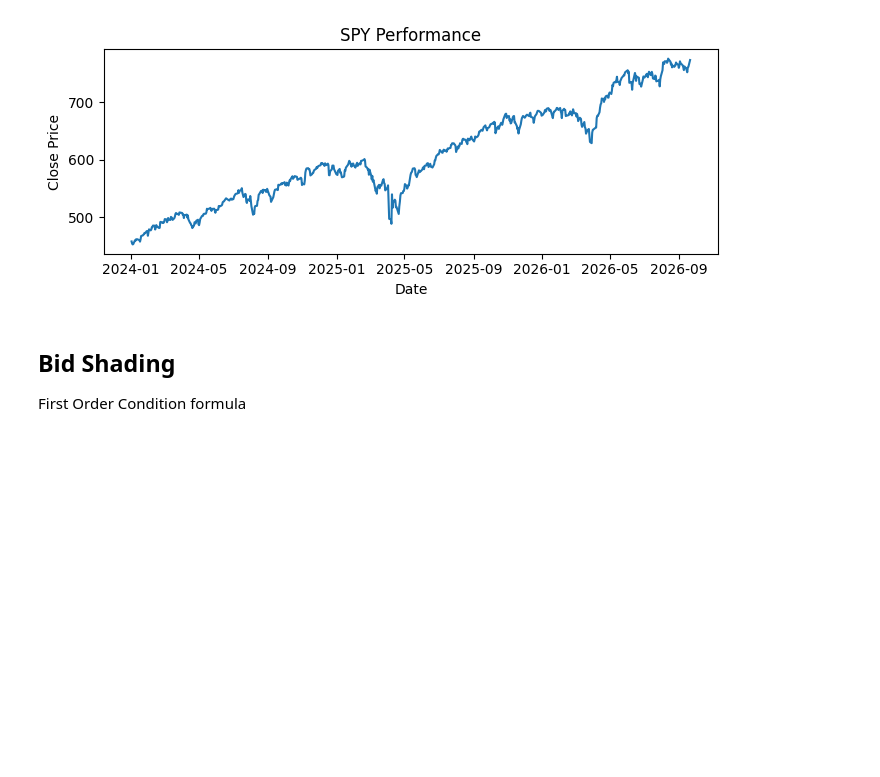
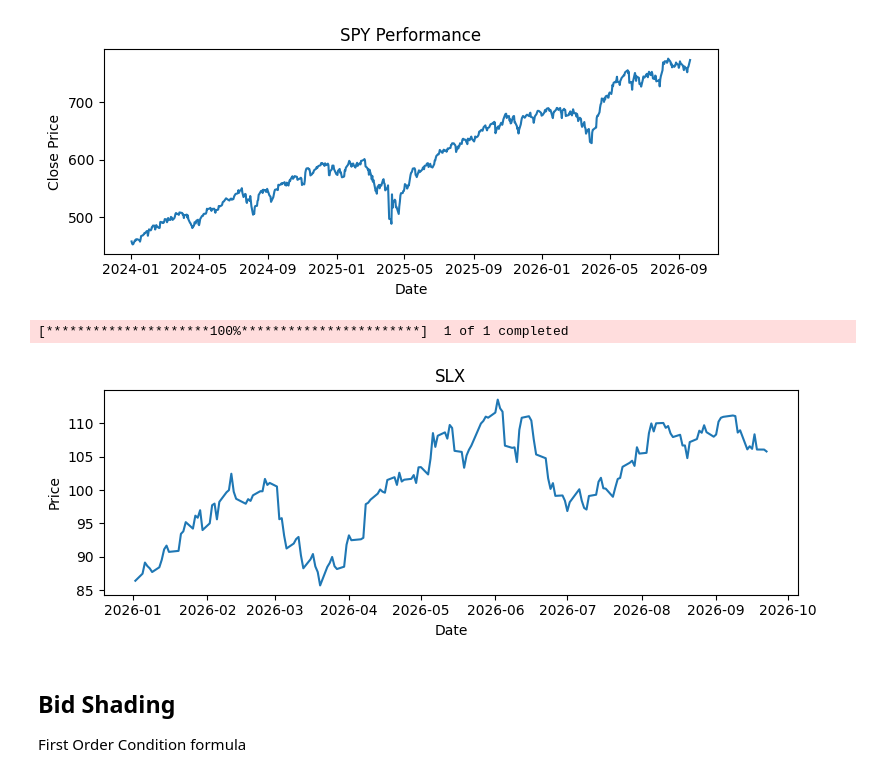
Before and after one commit to pedrokawa19/Senior_Design_7, a Jupyter notebook: code/python/sandbox.ipynb, the cells around one changed output. Saved outputs shown, nothing was run; the diff lists cells and outputs as text; code cells hidden in the pictures; blank space fills up the shorter version.

```diff
--- a/code/python/sandbox.ipynb
+++ b/code/python/sandbox.ipynb
@@ -198,6 +198,29 @@ plt.show()
 # %% [output]
 [*********************100%***********************]  1 of 1 completed
 [figure]
+# %%
+import yfinance as yf
+import pandas as pd
+import datetime as dt
+import matplotlib.pyplot as plt
+
+ticker = 'SLX'
+
+df = yf.download(ticker, start='2026-01-01', end=dt.datetime.today(), auto_adjust=True)
+
+df = df['Close'].squeeze().rename('Close').reset_index().round(2)
+df['Date'] = pd.to_datetime(df['Date'])
+
+plt.figure(figsize=(8,3))
+plt.plot(df['Date'], df['Close'])
+plt.xlabel('Date')
+plt.ylabel('Price')
+plt.title(f'{ticker}')
+plt.tight_layout()
+plt.show()
+# %% [output]
+[*********************100%***********************]  1 of 1 completed
+[figure, added]
 # %% [markdown]
 ## Bid Shading
 First Order Condition formula
```
Also changed, not shown: parts of 1 cell of this notebook.
